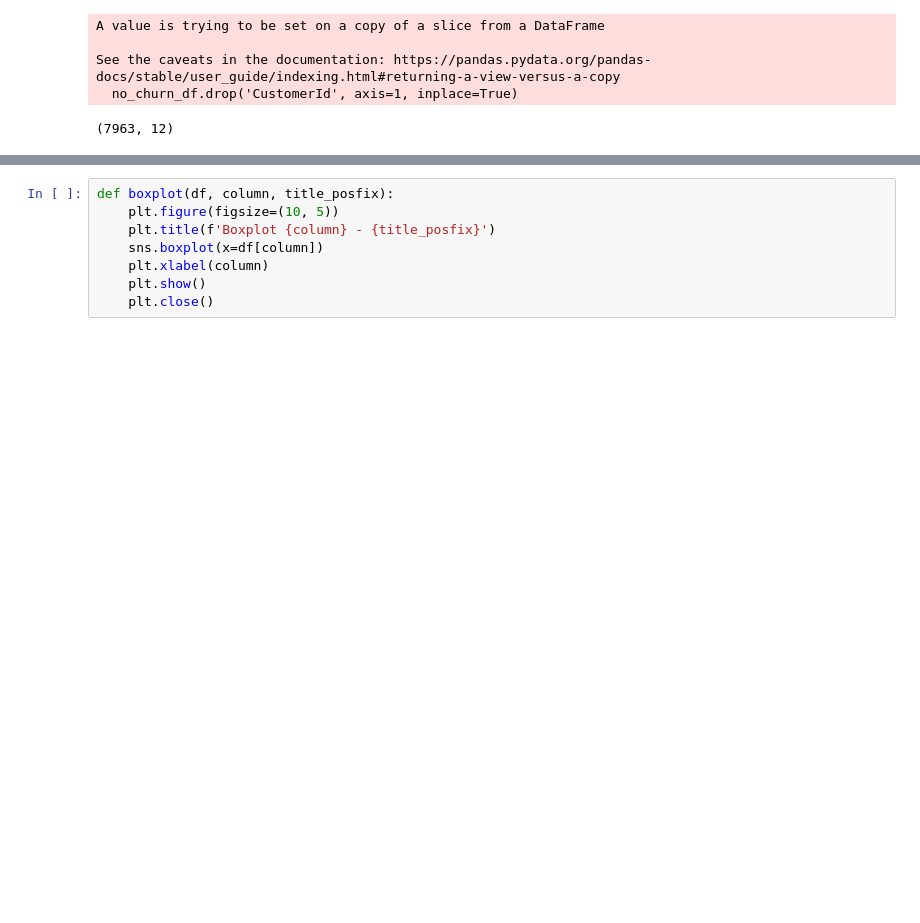
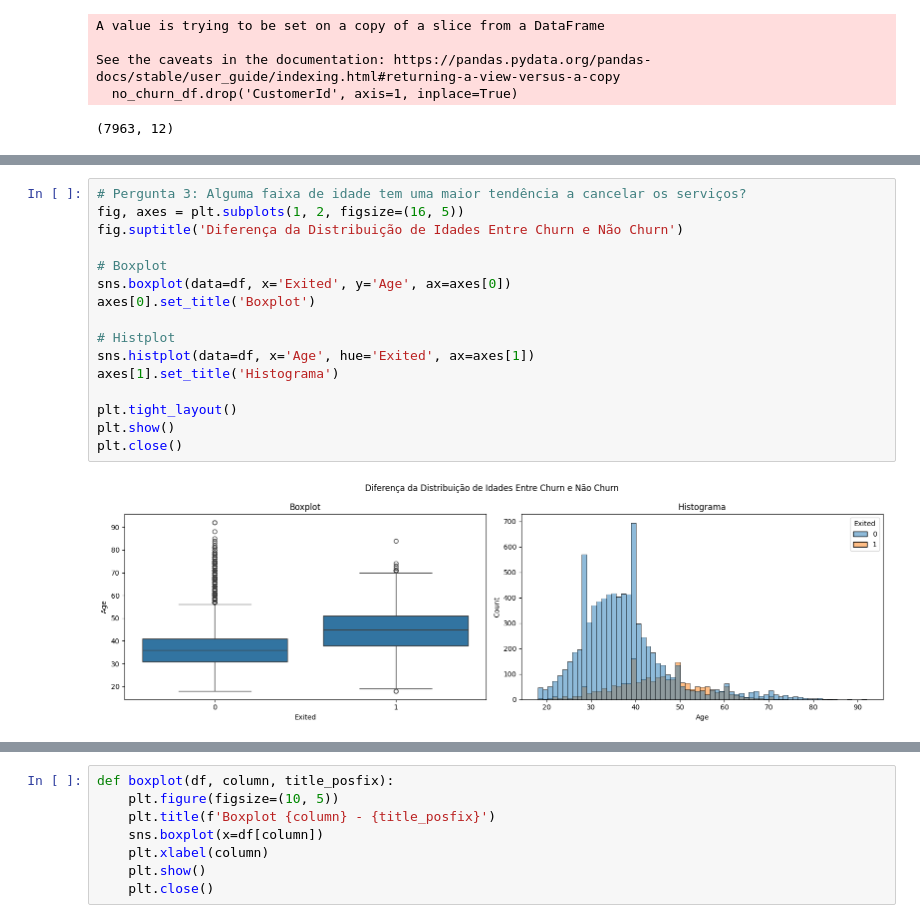
Before and after one commit to PedroMeerholz/churn-ml, a Jupyter notebook: notebooks/analysis.ipynb, the cells around one changed output, grey strips where cells are left out. Cells and saved outputs as stored; diff of their text form; blank space fills up the shorter version.

```diff
--- a/notebooks/analysis.ipynb
+++ b/notebooks/analysis.ipynb
@@ -265,0 +149,18 @@ histogram(churn_df, 'EstimatedSalary', 'Clientes com churn')
+# %%
+# Pergunta 3: Alguma faixa de idade tem uma maior tendência a cancelar os serviços?
+fig, axes = plt.subplots(1, 2, figsize=(16, 5))
+fig.suptitle('Diferença da Distribuição de Idades Entre Churn e Não Churn')
+
+# Boxplot
+sns.boxplot(data=df, x='Exited', y='Age', ax=axes[0])
+axes[0].set_title('Boxplot')
+
+# Histplot
+sns.histplot(data=df, x='Age', hue='Exited', ax=axes[1])
+axes[1].set_title('Histograma')
+
+plt.tight_layout()
+plt.show()
+plt.close()
+# %% [output]
+[figure, added]
```
Also changed, not shown: parts of 57 cells of this notebook.
